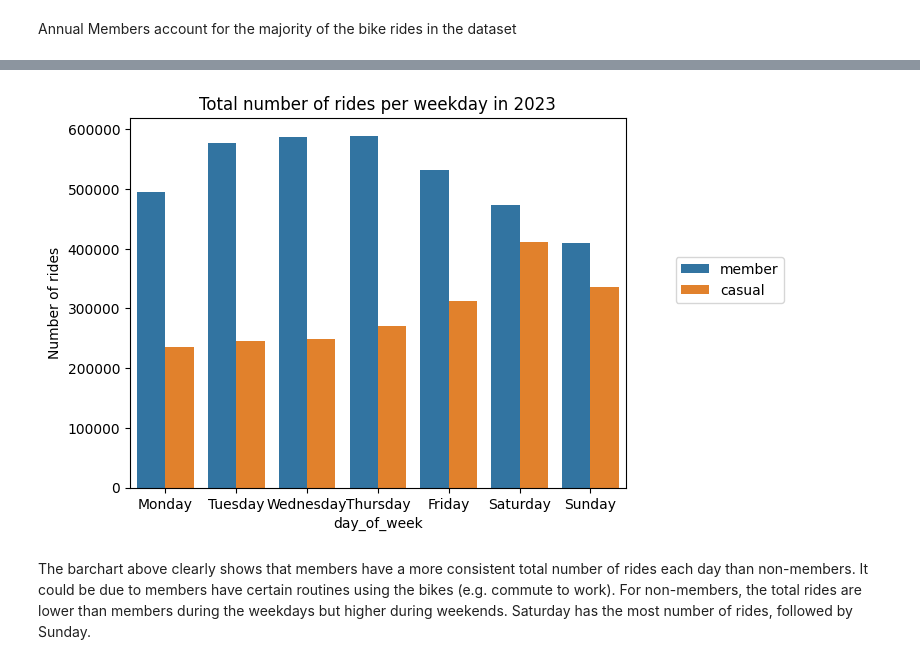
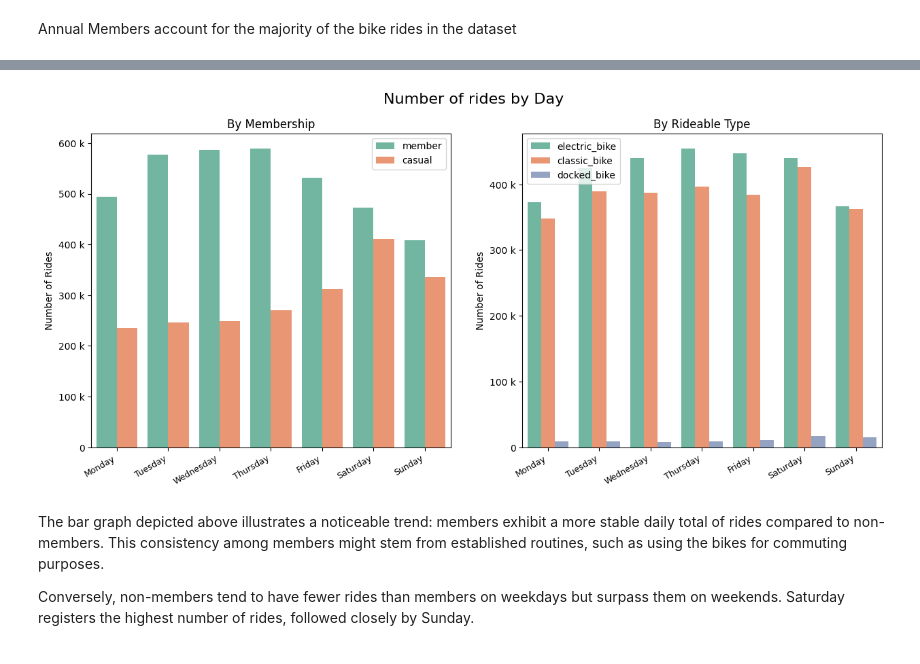
Before and after one commit to baguilar6174/data-analysis-cyclisticBike, a Jupyter notebook: notebook.ipynb, the cells around one changed output, grey strips where cells are left out. Cells and saved outputs as stored; diff of their text form; code cells hidden in the pictures.

```diff
--- a/notebook.ipynb
+++ b/notebook.ipynb
@@ -572,25 +590,0 @@ print(ride_mean)
-# %%
-# The next step is to see if there is a pattern in each day of the week.
-
-# Create an agrupation by type of user and day of week and calculate the mean
-# group = divvy_df.groupby(['member_casual','day_of_week'])['ride_length'].mean().reset_index()
-day_bar = divvy_df.groupby(["member_casual","day_of_week"])["ride_length"].agg([len, "mean"])
-
-fig,ax = plt.subplots(1,2, figsize = (15,8))
-
-ax1 = day_bar.loc["casual", "len"].plot.bar(ax =ax[0], title = 'casual', ylabel = 'Total Ride')
-ax1.yaxis.set_major_formatter(ticker.EngFormatter())
-
-ax2 = day_bar.loc["member","len"].plot.bar(ax =ax[1], title = 'member', ylabel = 'Total Ride')
-ax2.yaxis.set_major_formatter(ticker.EngFormatter())
-
-fig.suptitle('Distribution of Total Ride by Day of Week and Casual vs. Member Riders')
-
-plt.show()
-
-# Create a bar plot using Seaborn
-# sns.barplot(x='day_of_week_as_number', y='trip_length_minutes', data = group, hue='member_casual')
-# plt.title('Average Trip Time (Minutes) by Day of Week')
-# plt.xlabel('Day')
-# plt.ylabel('Trip Length (Minutes)')
-# plt.show()
@@ -611,13 +591,23 @@ divvy_df.groupby('member_casual')[['ride_length']].describe()
-# %%
-# Explore how members and causal riders ride differently on a daily basis
-
-sns.countplot(data=divvy_df, x='day_of_week', order = ['Monday','Tuesday','Wednesday','Thursday','Friday','Saturday','Sunday'], hue='member_casual', hue_order = ['member','casual'])
-
-plt.legend(loc=[1.1,0.5])
-plt.title('Total number of rides per weekday in 2023')
-plt.ylabel('Number of rides')
-plt.show()
-# %% [output]
-[figure, removed]
+# %%
+# Explore how members and causal riders ride differently on a daily basis
+
+fig, axes = plt.subplots(nrows=1, ncols=2, figsize=(15, 6))
+fig.suptitle("Number of rides by Day", fontsize=16)
+sns.countplot(data=divvy_df, x='day_of_week', hue="member_casual", ax=axes[0], palette = "Set2", order = weekday_order)
+sns.countplot(data=divvy_df, x='day_of_week', hue="rideable_type", ax=axes[1], palette = "Set2", order = weekday_order)
+
+axes[0].set_title('By Membership')
+axes[1].set_title('By Rideable Type')
+for ax in axes:
+    ax.set_ylabel("Number of Rides")
+    ax.set_xlabel("")
+    ax.legend(loc="best")
+    ax.yaxis.set_major_formatter(ticker.EngFormatter())
+    ax.set_xticklabels(ax.get_xticklabels(), rotation=30, ha='right', fontsize=9)
+plt.show()
+# %% [output]
+[figure, added]
 # %% [markdown]
-The barchart above clearly shows that members have a more consistent total number of rides each day than non-members. It could be due to members have certain routines using the bikes (e.g. commute to work). For non-members, the total rides are lower than members during the weekdays but higher during weekends. Saturday has the most number of rides, followed by Sunday.
+The bar graph depicted above illustrates a noticeable trend: members exhibit a more stable daily total of rides compared to non-members. This consistency among members might stem from established routines, such as using the bikes for commuting purposes.
+
+Conversely, non-members tend to have fewer rides than members on weekdays but surpass them on weekends. Saturday registers the highest number of rides, followed closely by Sunday.
```
Also changed, not shown: parts of 50 cells of this notebook.
